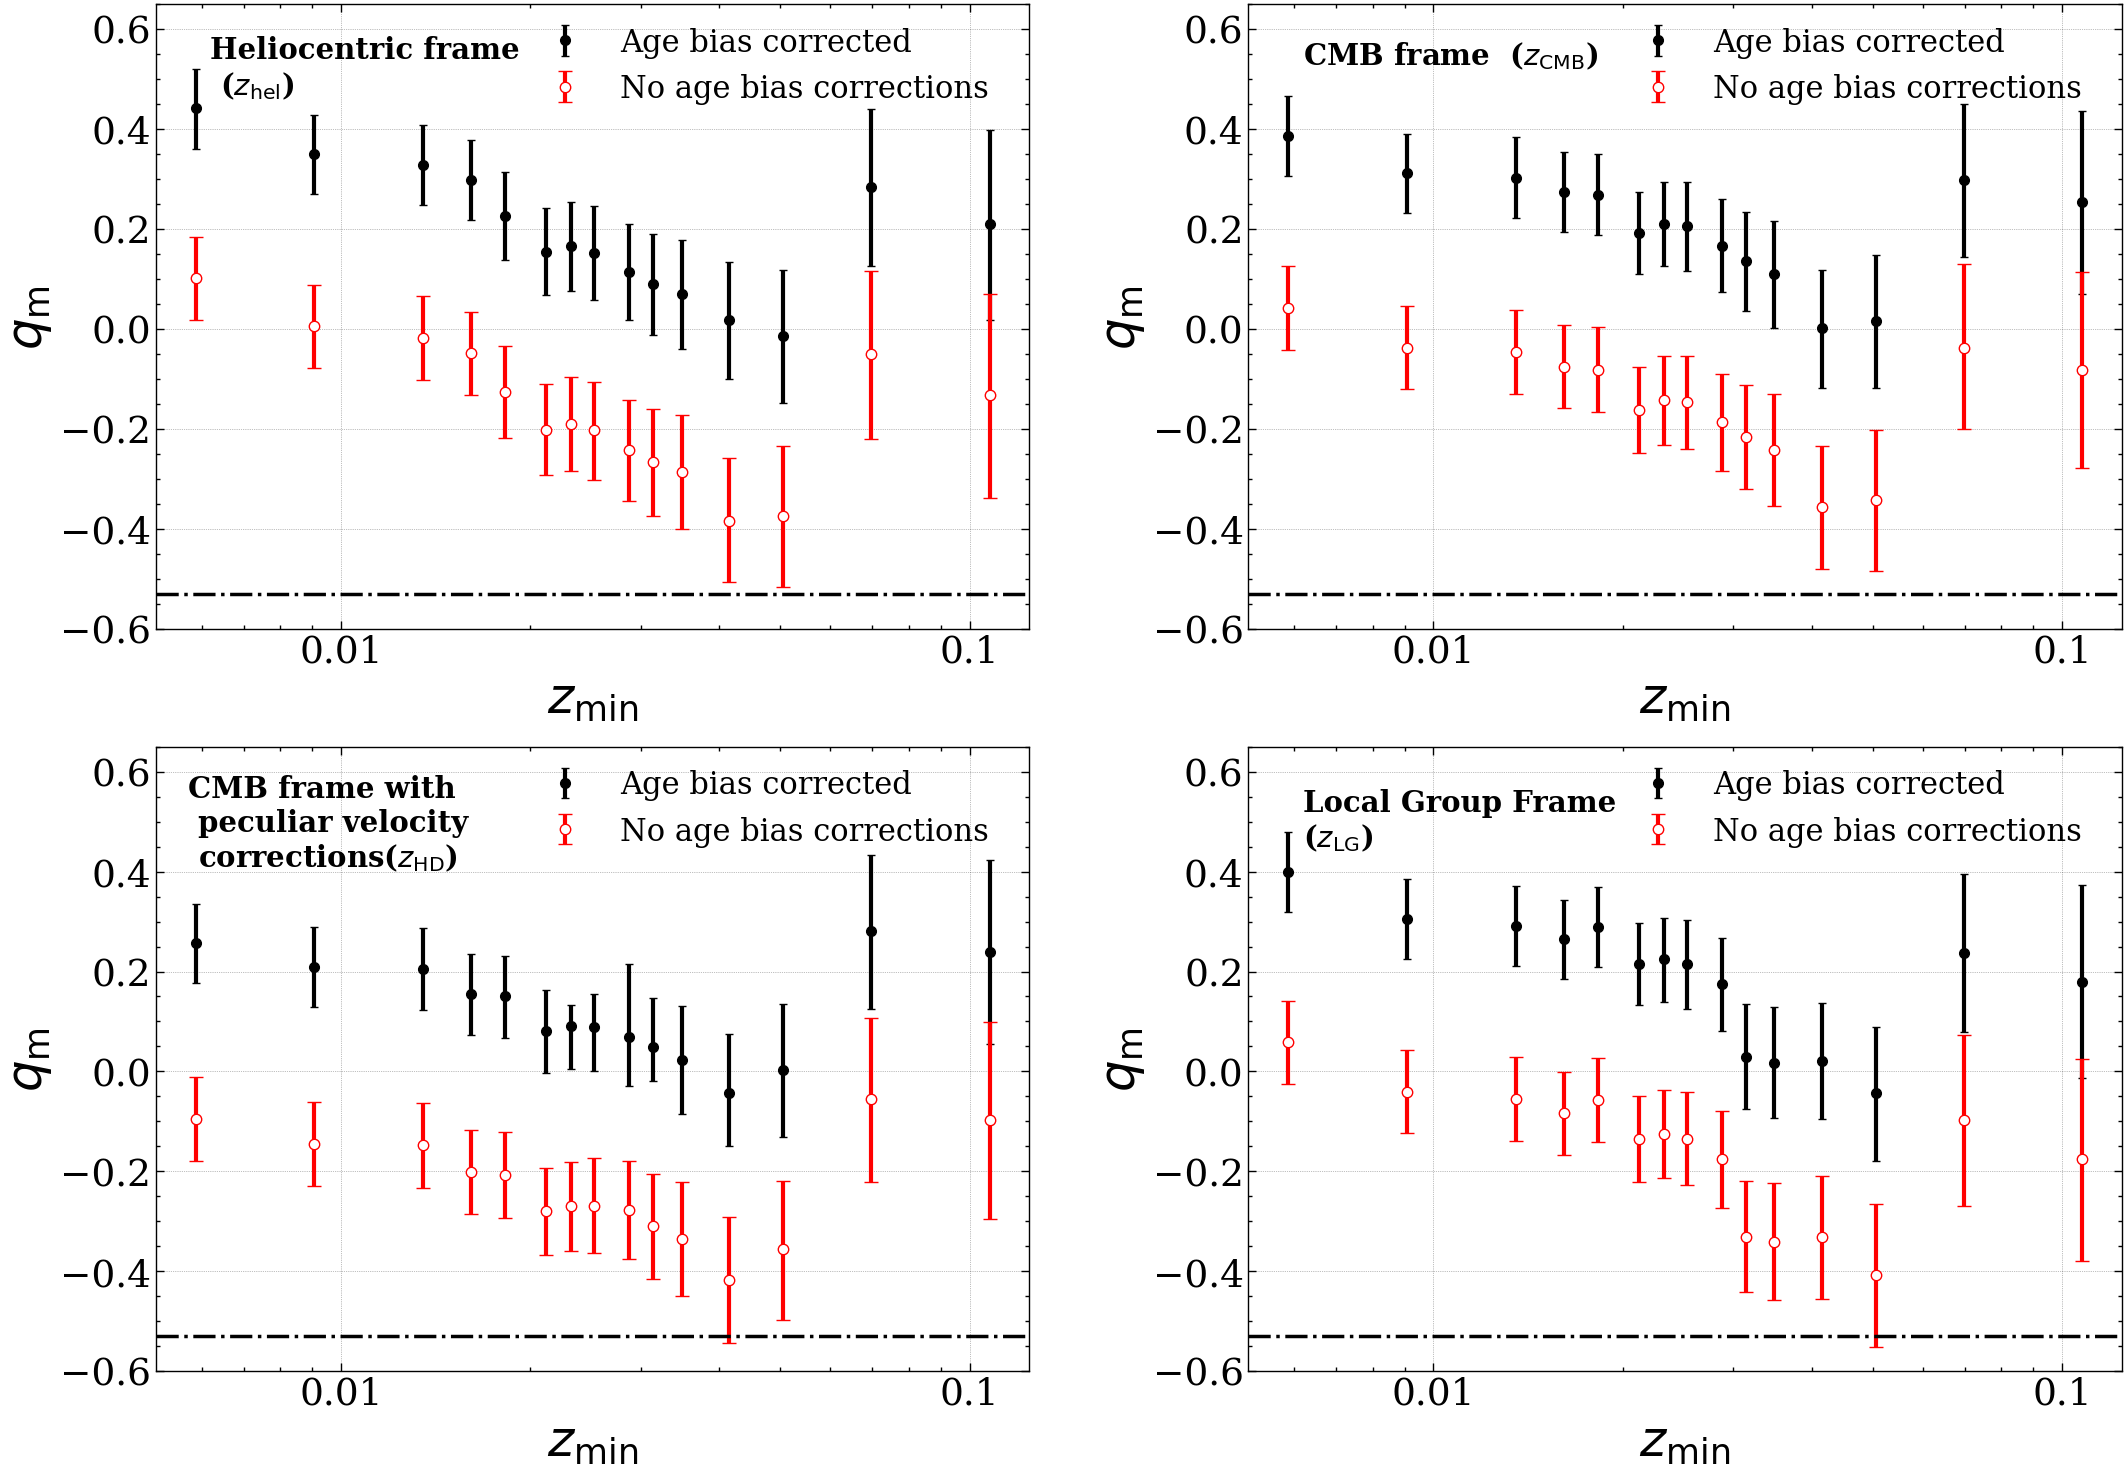
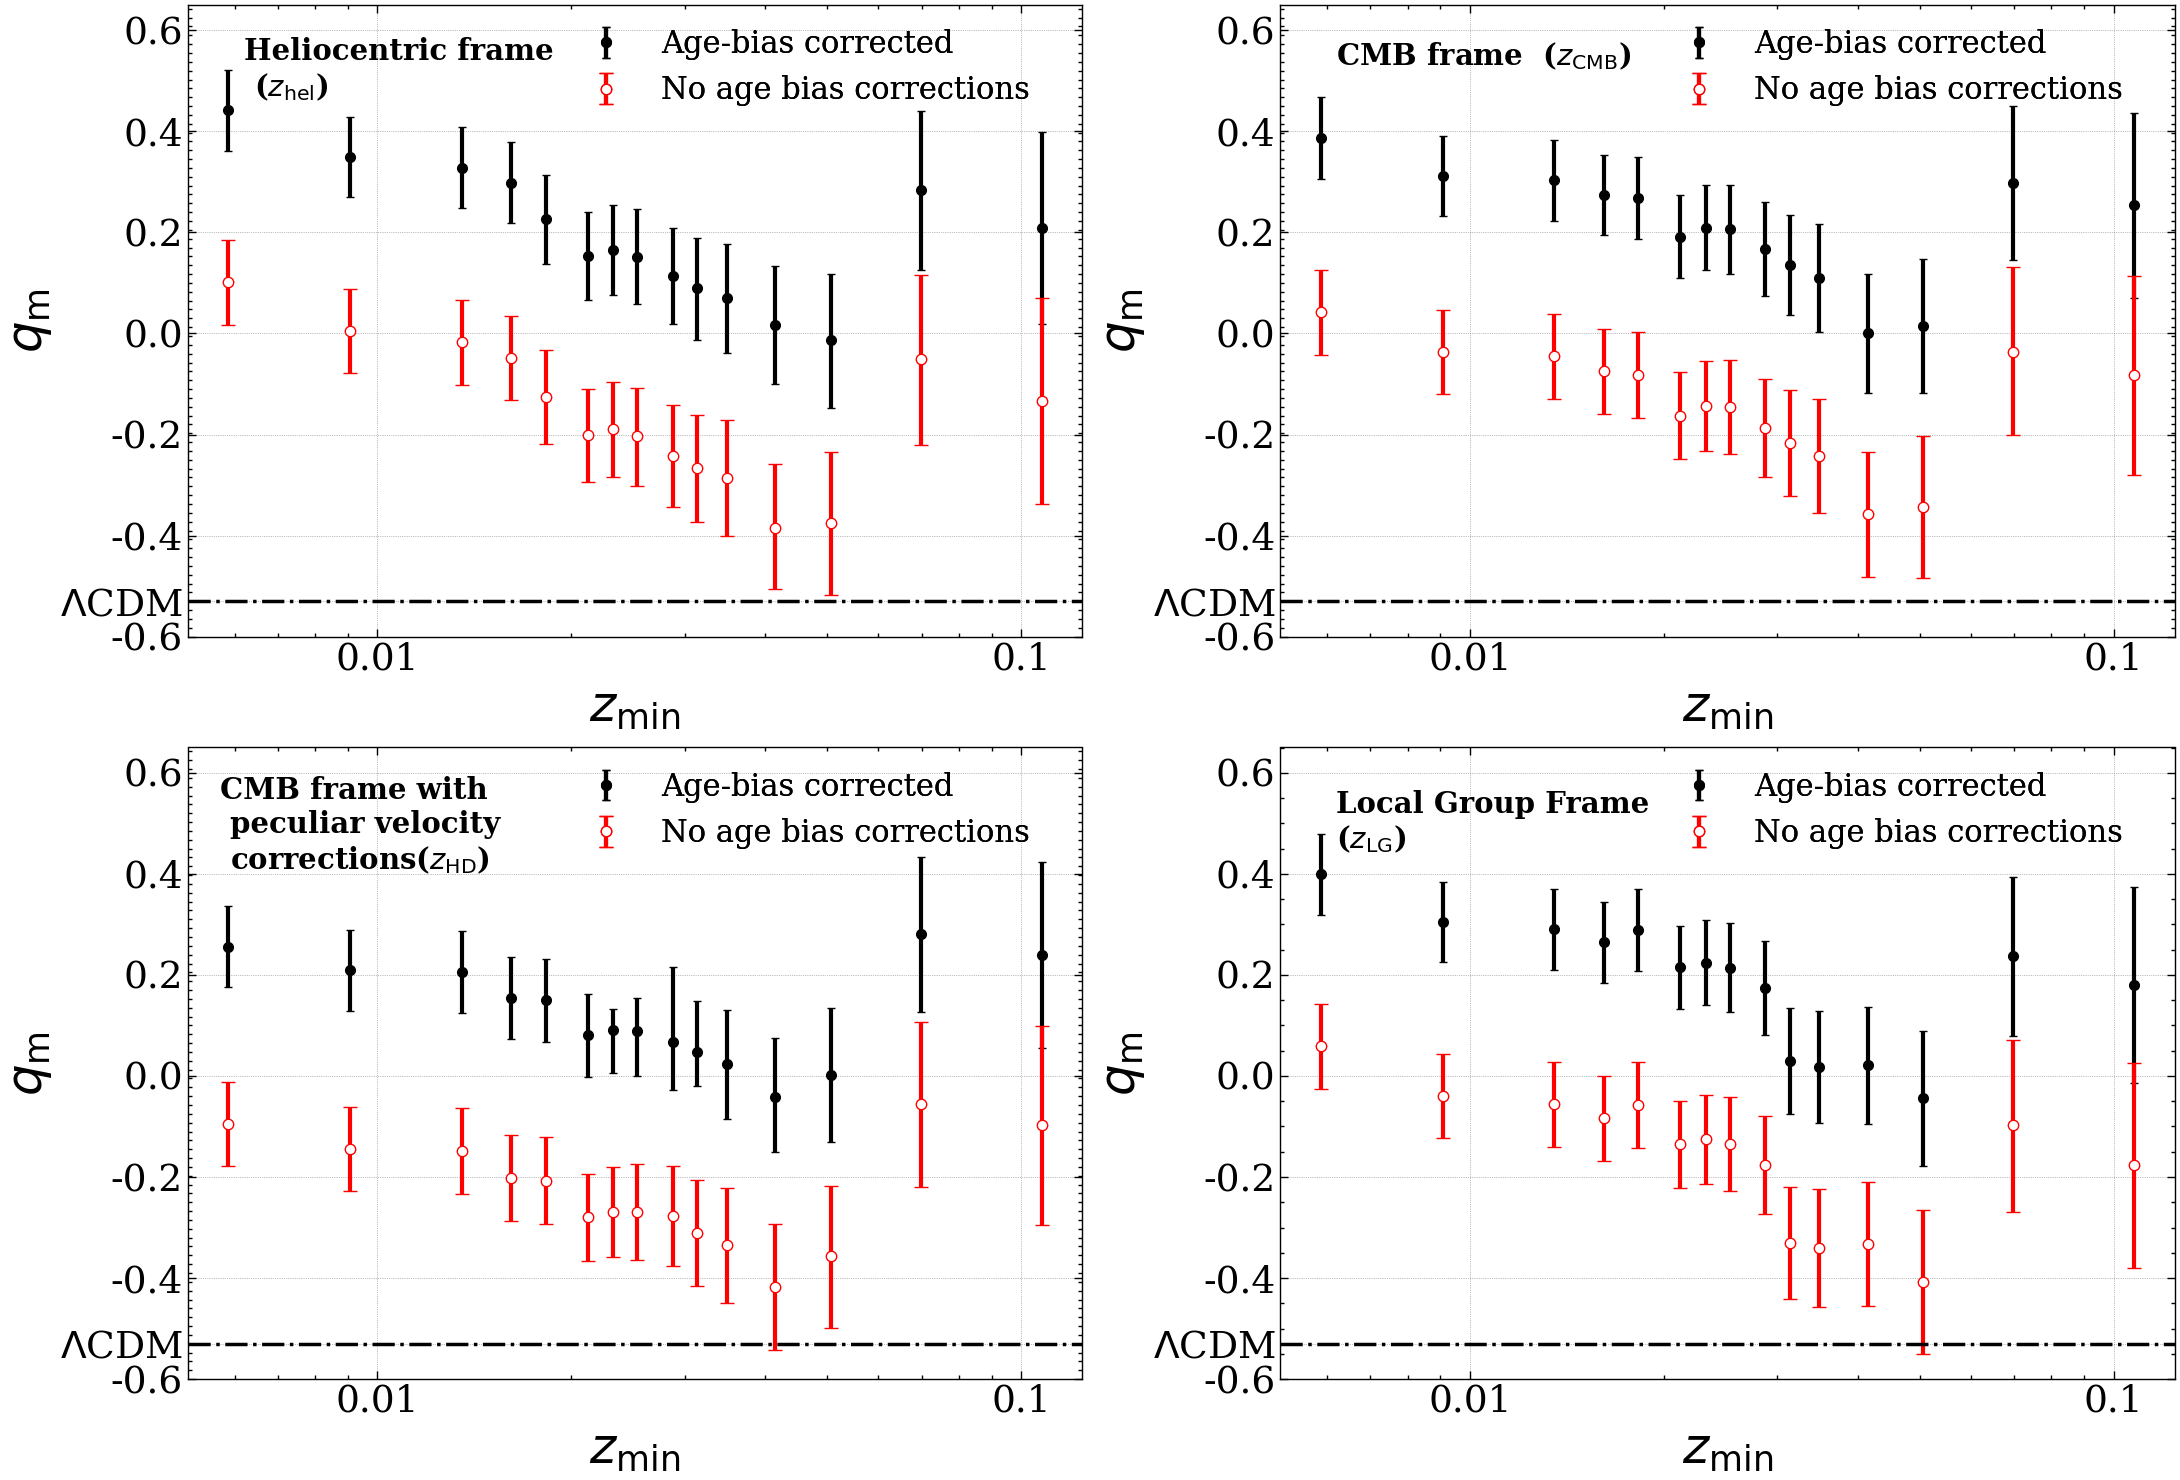
Code edit (unified diff) that turned the first committed figure into the second:
--- before
+++ after
@@ -39,8 +39,11 @@
     
     ax.errorbar(zlims, qm_best, yerr=[yerr_low, yerr_high], 
-                fmt='o', label=f'Age bias corrected', capsize=3, markersize=7,color='k',lw=3)
+                fmt='o', label=f'Age-bias corrected', capsize=3, markersize=7,color='k',lw=3)
     ax.errorbar(np.array(eval(f'C2_{ar[idx]}')['zlim']), np.array(eval(f'C2_{ar[idx]}')['qm']),marker='o',markersize=7.5,mfc='w', yerr=error_bars(eval(f'C2_{ar[idx]}')['QM_errors']),color ='r', fmt='o', capsize=5,label='No age bias corrections',lw=3)
 
-    ax.axhline(-0.53,ls='-.',color='k',lw=2.5)
+    handles, labels_leg = ax.get_legend_handles_labels()
+    # Manually set the location of the horizontal line label to lower left
+    #ax.legend(handles, labels_leg, fontsize=22, loc='lower left', frameon=False)
+    #ax.legend(handles, labels_leg, fontsize=22, loc=(0.1,0.82), frameon=False)
     ax.set_xscale('log')
     ax.tick_params(axis='x', labelsize=27)
@@ -48,4 +51,28 @@
     
     ax.legend(fontsize=22,loc=(0.42,0.82),frameon=False)
+    ax.axhline(-0.53,ls='-.',color='k',lw=2.5)
+    #ax.get_lines()[-1].set_label('$\Lambda$ CDM')
+    all_handles, all_labels = ax.get_legend_handles_labels()
+
+    main_legend = ax.legend(
+        all_handles, all_labels,
+        fontsize=22, loc=(0.42, 0.82), frameon=False
+    )
+    # ref_legend = ax.legend(
+    #     [all_handles[0]], [all_labels[0]],
+    #     fontsize=22, loc=(0.007,0.06,), frameon=False
+    # )
+    ax.get_lines()[-1].set_label(r'$\Lambda$CDM')
+    yt = ax.get_yticks()
+    if not np.any(np.isclose(yt, -0.53)):
+        yt = np.sort(np.append(yt, -0.53))
+    ax.set_yticks(yt)
+
+    ax.yaxis.set_major_formatter(
+        ticker.FuncFormatter(lambda y, pos: r'$\Lambda$CDM' if np.isclose(y, -0.53) else f'{y:.1f}')
+    )
+
+    ax.add_artist(main_legend)
+
     ax.grid(ls=':')
     ax.set_xlabel('$z_{\mathrm{min}}$',size=36)

Commit: cunmulative qm plots